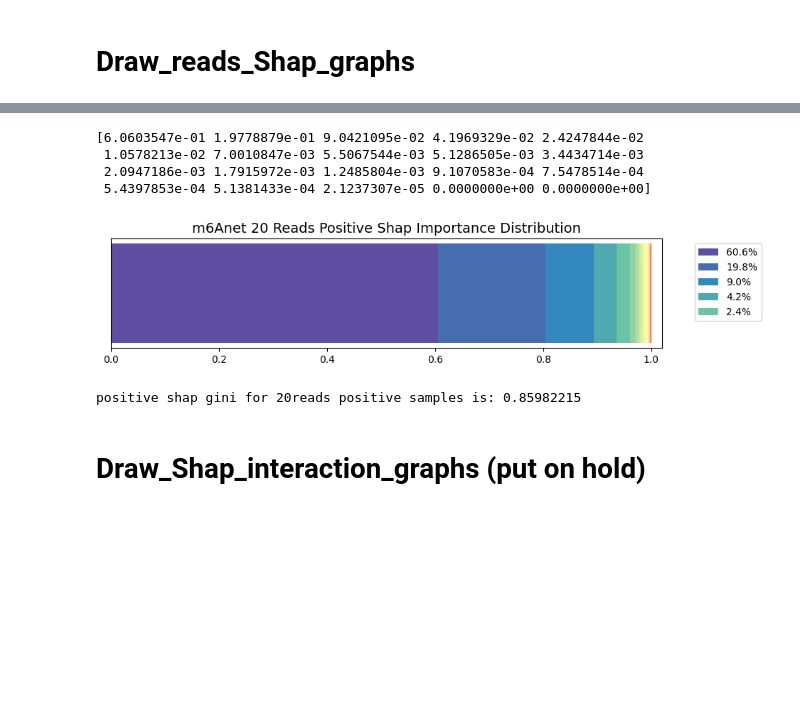
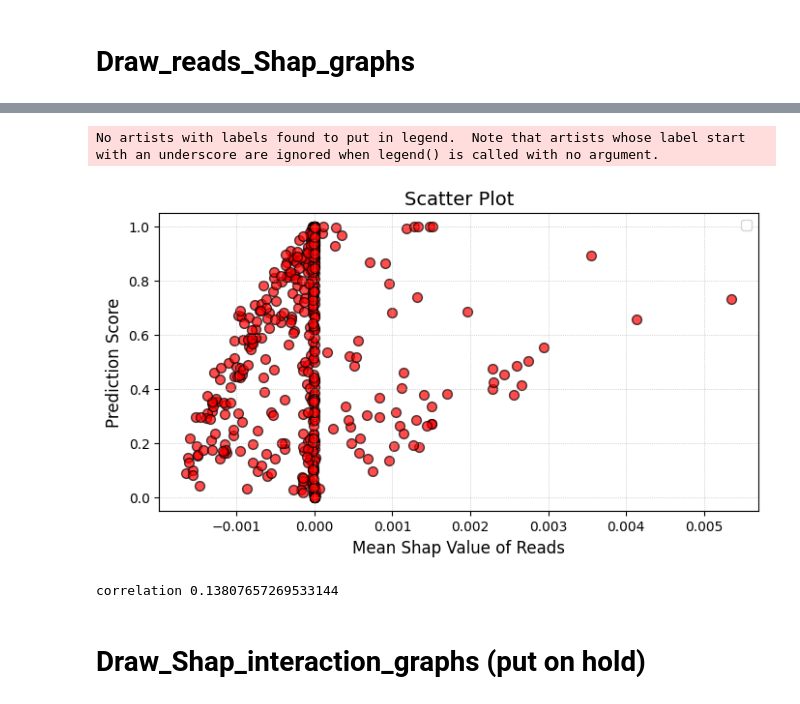
Before and after one commit to faded53222/NSWord, a Jupyter notebook: Draw_Graphs.ipynb, the cells around one changed output, grey strips where cells are left out. Drawn from its saved outputs; the diff is of its cells as text; code cells hidden in the pictures; blank space fills up the shorter version.

```diff
--- a/Draw_Graphs.ipynb
+++ b/Draw_Graphs.ipynb
@@ -276,46 +276,38 @@ positive shap gini for 20reads is: 0.6753844
-# %%
-with open('./edata/Save_for_drawing/m6Anet_20reads_shap.pkl','rb') as f:
-    m6Anet_20reads_shap=pickle.load(f)
-
-shap_use=m6Anet_20reads_shap.copy()
-shap_use[m6Anet_20reads_shap<0]=0
-row_sums=shap_use.sum(axis=1,keepdims=True)
-row_sums[row_sums==0]=1
-normalized_shap_use=shap_use/row_sums
-sorted_normalized_shap_use=np.sort(normalized_shap_use,axis=1)[:,::-1]
-
-#importance distribution by the top N most important read by positive shap
-importance_20reads=sorted_normalized_shap_use.sum(axis=0,keepdims=False)/normalized_shap_use.sum()
-print(importance_20reads)
-
-cmap=plt.colormaps.get_cmap('Spectral')
-colors=cmap(np.linspace(1,0,len(importance_20reads)))
-fig,ax=plt.subplots(figsize=(10,2))
-
-left=0
-for i,(imp,color) in enumerate(zip(importance_20reads,colors)):
-    if i<5:
-        label_use=f'{imp*100:.1f}%'
-    else:
-        label_use=None
-    ax.barh(0,width=imp,left=left,height=0.5,color=color,label=label_use)
-    left+=imp
-ax.set_yticks([])
-ax.set_xlim([0,1.02])
-ax.set_title('m6Anet 20 Reads Positive Shap Importance Distribution',fontsize=14)
-ax.legend(bbox_to_anchor=(1.05,1),loc='upper left')
-plt.savefig('./edata/Save_drawing/m6Anet_positive_shap_distribution_20reads.pdf',bbox_inches='tight')
-plt.show()
-
-gini_20reads=gini_coefficient(importance_20reads)
-print('positive shap gini for 20reads positive samples is:',gini_20reads.cpu().numpy())
-# %% [output]
-[6.0603547e-01 1.9778879e-01 9.0421095e-02 4.1969329e-02 2.4247844e-02
- 1.0578213e-02 7.0010847e-03 5.5067544e-03 5.1286505e-03 3.4434714e-03
- 2.0947186e-03 1.7915972e-03 1.2485804e-03 9.1070583e-04 7.5478514e-04
- 5.4397853e-04 5.1381433e-04 2.1237307e-05 0.0000000e+00 0.0000000e+00]
-[figure, removed]
-positive shap gini for 20reads positive samples is: 0.85982215
+# %%
+with open('./edata/Save_for_drawing/m6Anet_20reads_shap.pkl','rb') as f:
+    m6Anet_20reads_shap=pickle.load(f)
+with open('./edata/Save_for_drawing/m6Anet_20reads_prediction_probs.pkl','rb') as f:
+    m6Anet_prediction_probs=pickle.load(f)
+
+m6Anet_20reads_shap=np.mean(m6Anet_20reads_shap,axis=-1)
+
+x,y=[],[]
+for i in range(len(m6Anet_prediction_probs)):
+    x.append(m6Anet_20reads_shap[i])
+    y.append(m6Anet_prediction_probs[i])
+
+plt.figure(figsize=(8,4))
+plt.scatter(x,y,
+            c='red',
+            marker='o',
+            edgecolor='black',
+            s=50,
+            alpha=0.7,
+            label=None)
+plt.title('Scatter Plot',fontsize=14)
+plt.xlabel('Mean Shap Value of Reads',fontsize=12)
+plt.ylabel('Prediction Score',fontsize=12)
+plt.grid(True, linestyle=':',linewidth=0.5)
+plt.legend()
+plt.savefig('./edata/Save_drawing/shap_prediction_score_scatter_plot.pdf',bbox_inches='tight')
+plt.show()
+
+correlation = np.corrcoef(x,y)[0, 1]
+print('correlation',correlation)
+# %% [output]
+No artists with labels found to put in legend.  Note that artists whose label start with an underscore are ignored when legend() is called with no argument.
+[figure, added]
+correlation 0.13807657269533144
 # %% [markdown]
 # Draw_Shap_interaction_graphs (put on hold)
 # %%
```
Also changed, not shown: parts of 3 cells of this notebook.
